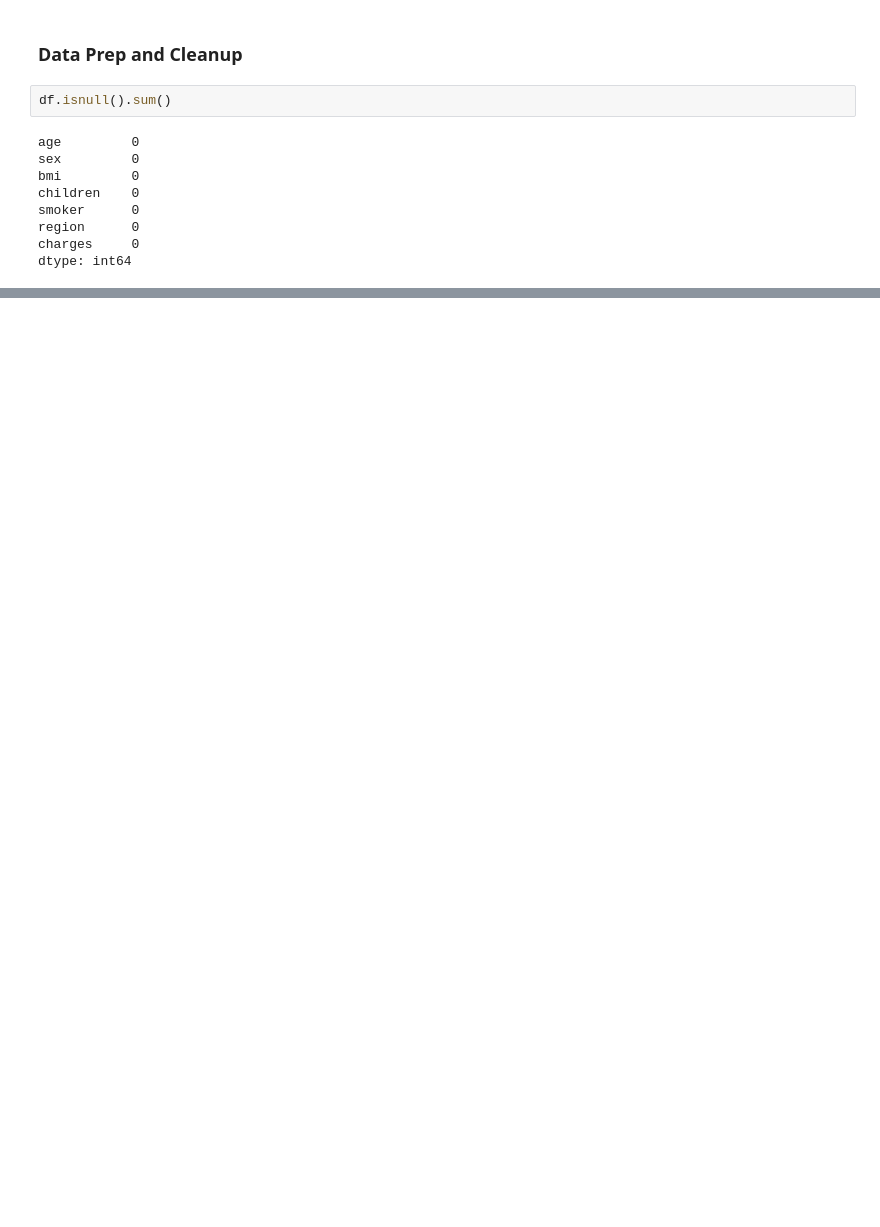
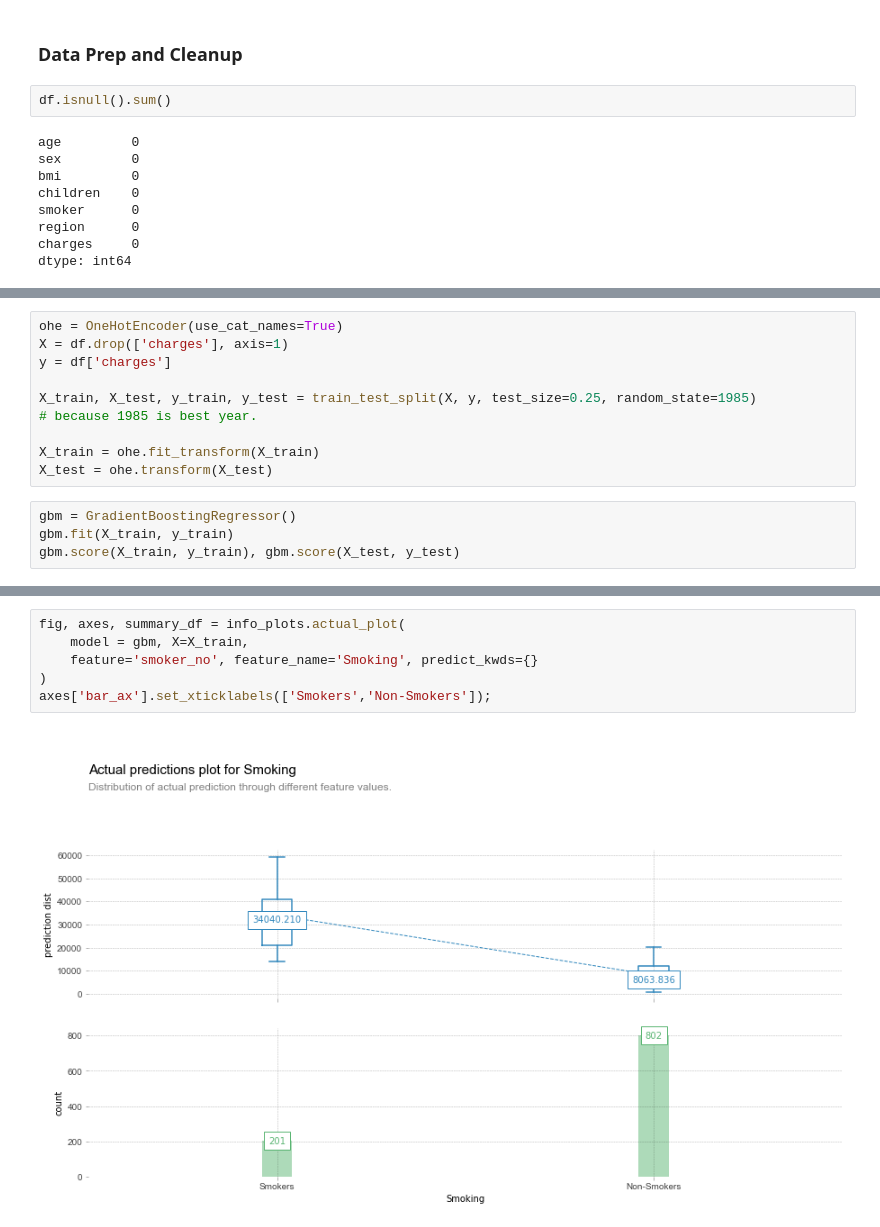
Before and after one commit to chloemd/DAT-1019-Chloe, a Jupyter notebook: Homework/Unit3/studentprojects/HW3_Insurance_Chloe.ipynb, the cells around one changed output, grey strips where cells are left out. Drawn from its saved outputs; the diff is of its cells as text; blank space fills up the shorter version.

```diff
--- a/Homework/Unit3/studentprojects/HW3_Insurance_Chloe.ipynb
+++ b/Homework/Unit3/studentprojects/HW3_Insurance_Chloe.ipynb
@@ -82,0 +146,14 @@ dtype: int64
+# %%
+ohe = OneHotEncoder(use_cat_names=True)
+X = df.drop(['charges'], axis=1)
+y = df['charges']
+
+X_train, X_test, y_train, y_test = train_test_split(X, y, test_size=0.25, random_state=1985)
+# because 1985 is best year.
+
+X_train = ohe.fit_transform(X_train)
+X_test = ohe.transform(X_test)
+# %%
+gbm = GradientBoostingRegressor()
+gbm.fit(X_train, y_train)
+gbm.score(X_train, y_train), gbm.score(X_test, y_test)
@@ -82,0 +189,8 @@ dtype: int64
+# %%
+fig, axes, summary_df = info_plots.actual_plot(
+    model = gbm, X=X_train,
+    feature='smoker_no', feature_name='Smoking', predict_kwds={}
+)
+axes['bar_ax'].set_xticklabels(['Smokers','Non-Smokers']);
+# %% [output]
+[figure, added]
```
Also changed, not shown: parts of 46 cells of this notebook, 2 other files.
